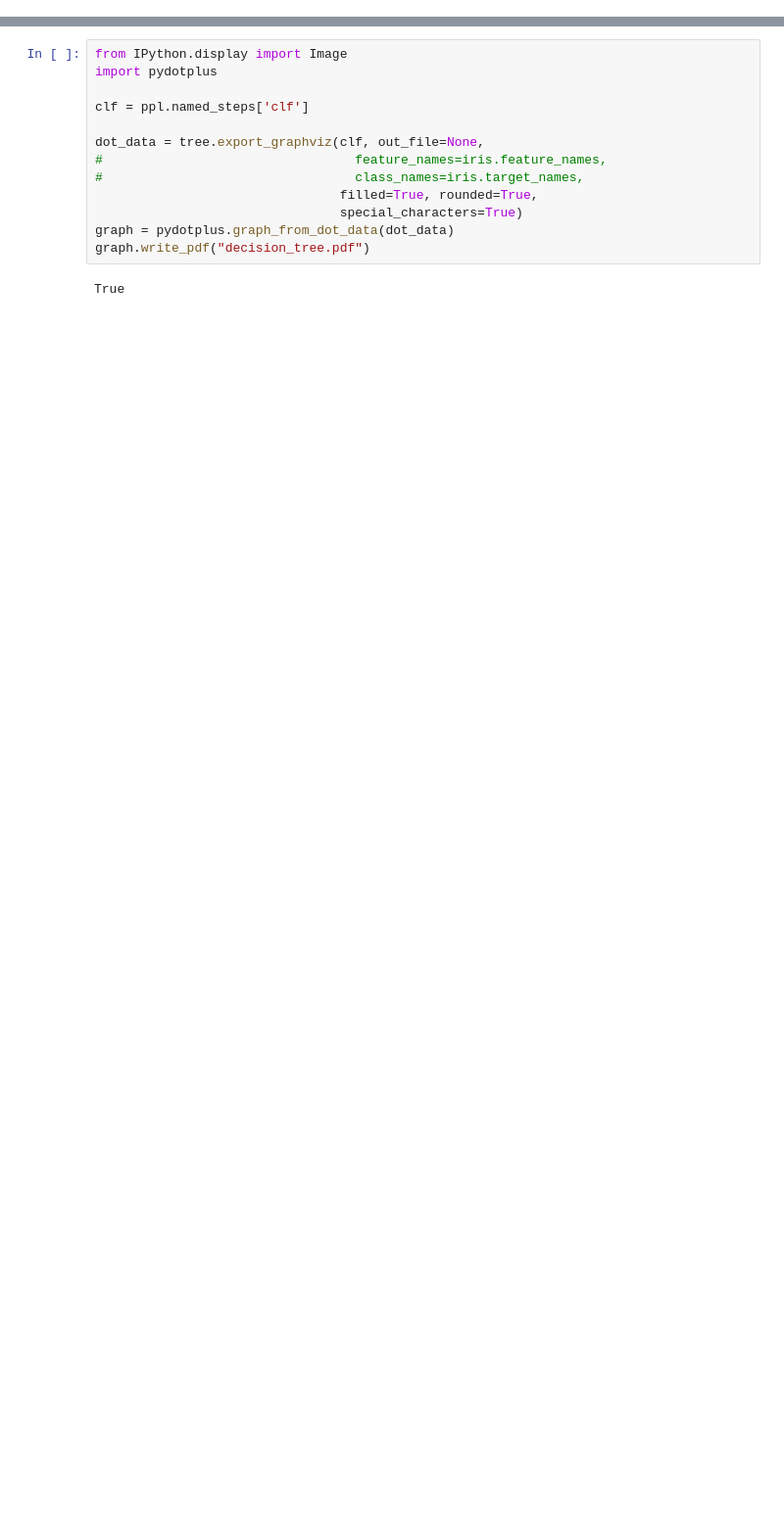
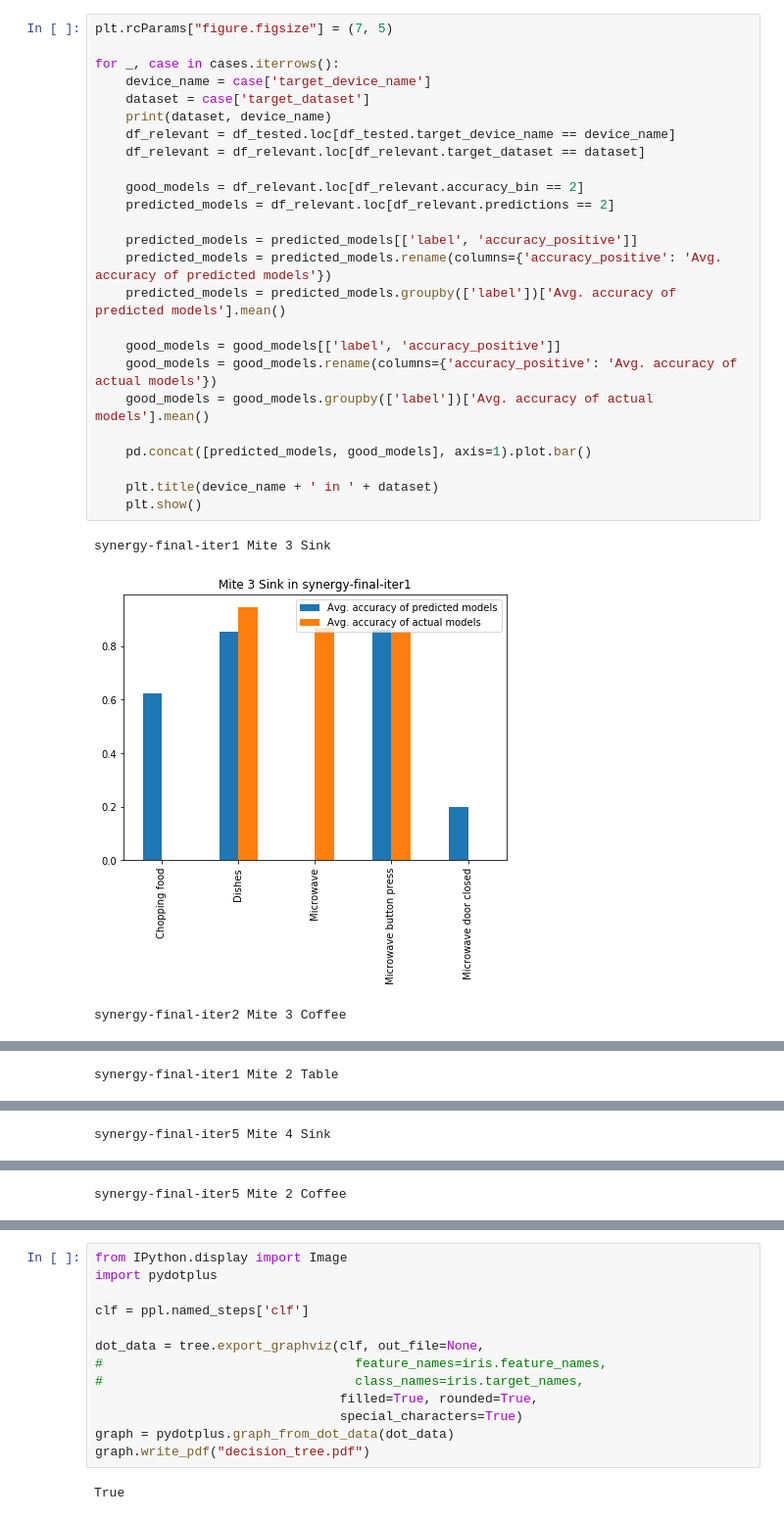
Before and after one commit to matus-tomlein/transfer-learning-playground, a Jupyter notebook: notebooks/single-activity-models/predicting-accuracy.ipynb, the cells around one changed output, grey strips where cells are left out. Shown: that part at 98% size. Drawn from its saved outputs; the diff is of its cells as text; blank space fills up the shorter version.

```diff
--- a/notebooks/single-activity-models/predicting-accuracy.ipynb
+++ b/notebooks/single-activity-models/predicting-accuracy.ipynb
@@ -147,0 +146,29 @@ accuracy_score(y_test, predicted)
+# %%
+plt.rcParams["figure.figsize"] = (7, 5)
+
+for _, case in cases.iterrows():
+    device_name = case['target_device_name']
+    dataset = case['target_dataset']
+    print(dataset, device_name)
+    df_relevant = df_tested.loc[df_tested.target_device_name == device_name]
+    df_relevant = df_relevant.loc[df_relevant.target_dataset == dataset]
+
+    good_models = df_relevant.loc[df_relevant.accuracy_bin == 2]
+    predicted_models = df_relevant.loc[df_relevant.predictions == 2]
+
+    predicted_models = predicted_models[['label', 'accuracy_positive']]
+    predicted_models = predicted_models.rename(columns={'accuracy_positive': 'Avg. accuracy of predicted models'})
+    predicted_models = predicted_models.groupby(['label'])['Avg. accuracy of predicted models'].mean()
+
+    good_models = good_models[['label', 'accuracy_positive']]
+    good_models = good_models.rename(columns={'accuracy_positive': 'Avg. accuracy of actual models'})
+    good_models = good_models.groupby(['label'])['Avg. accuracy of actual models'].mean()
+
+    pd.concat([predicted_models, good_models], axis=1).plot.bar()
+
+    plt.title(device_name + ' in ' + dataset)
+    plt.show()
+# %% [output]
+synergy-final-iter1 Mite 3 Sink
+[figure, added]
+synergy-final-iter2 Mite 3 Coffee
@@ -147,0 +176 @@ accuracy_score(y_test, predicted)
+synergy-final-iter1 Mite 2 Table
@@ -147,0 +178 @@ accuracy_score(y_test, predicted)
+synergy-final-iter5 Mite 4 Sink
@@ -147,0 +180 @@ accuracy_score(y_test, predicted)
+synergy-final-iter5 Mite 2 Coffee
```
Also changed, not shown: parts of 15 cells of this notebook, 5 other files.
